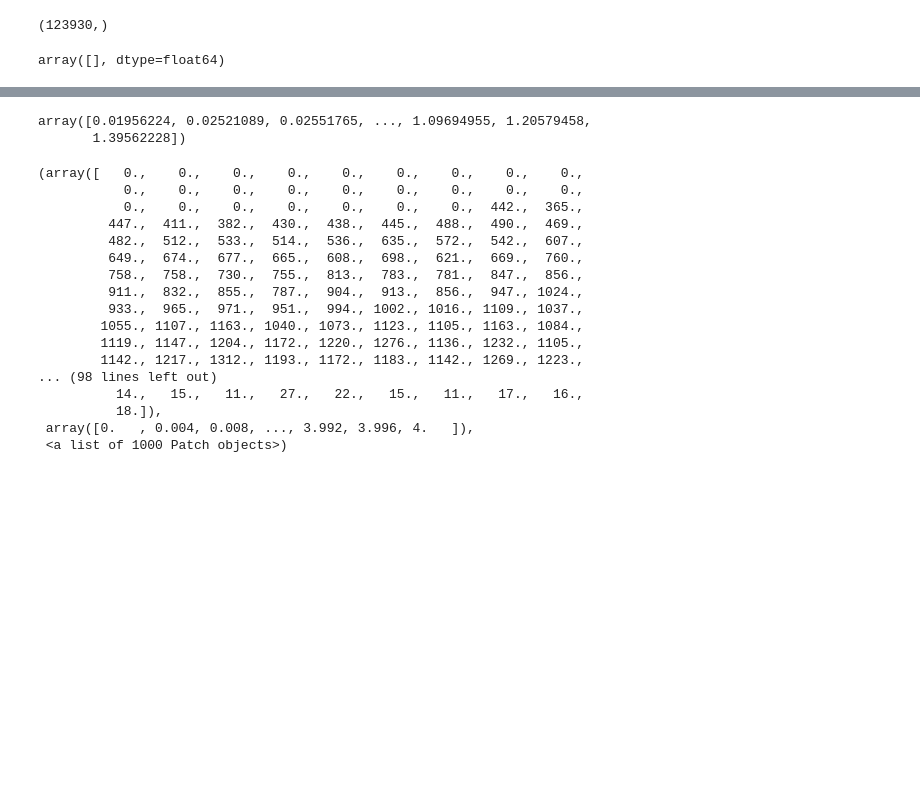
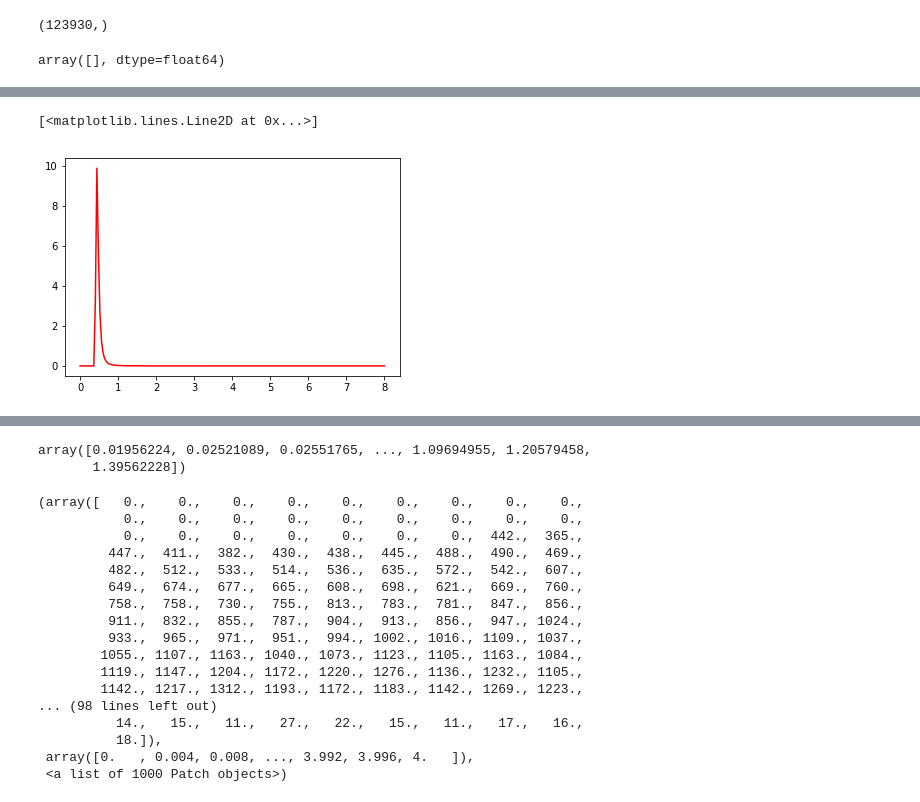
Before and after one commit to goshasty/diary_for_scientific_work, a Jupyter notebook: DBSCAN.ipynb, the cells around one changed output, grey strips where cells are left out. Cells and saved outputs as stored; diff of their text form; code cells hidden in the pictures; blank space fills up the shorter version.

```diff
--- a/DBSCAN.ipynb
+++ b/DBSCAN.ipynb
@@ -58,0 +110,8 @@ print(fit_alpha, fit_loc, fit_beta)
+# %%
+
+x = np.linspace(0, 8, 200)
+pdf_fitted = stats.alpha.pdf(x, fit_alpha, loc=fit_loc, scale=fit_beta)
+plt.plot(x, pdf_fitted, color='r')
+# %% [output]
+[<matplotlib.lines.Line2D at 0x...>]
+[figure, added]
```
Also changed, not shown: parts of 16 cells of this notebook.
